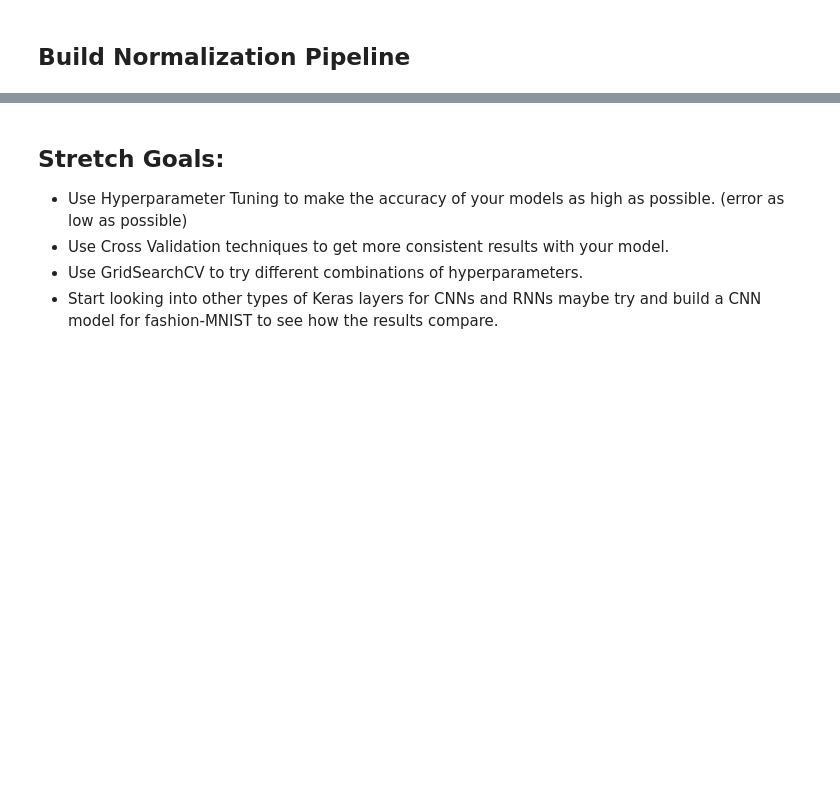
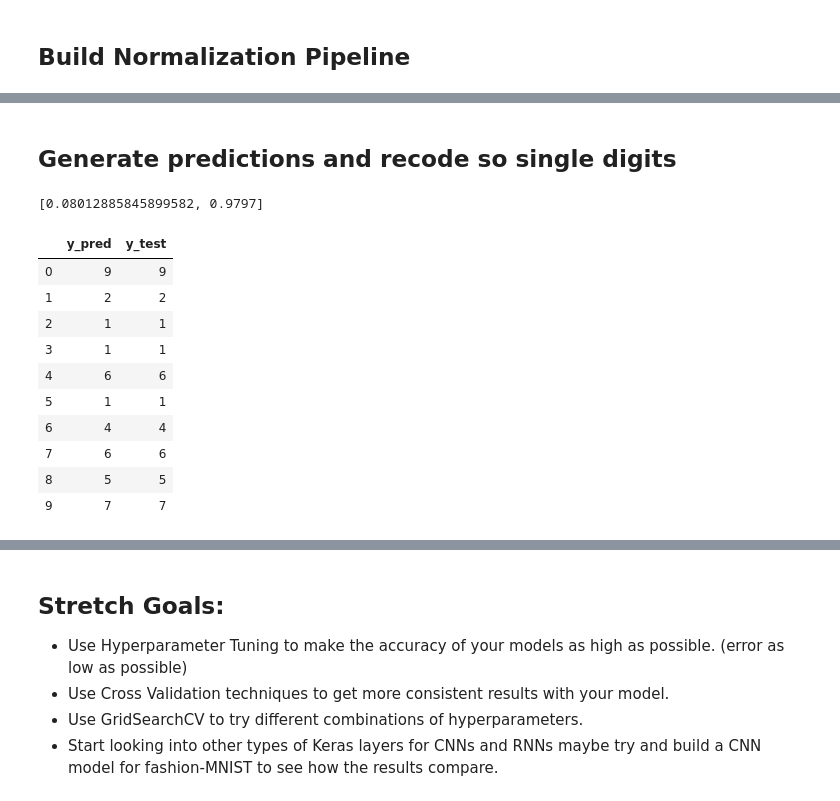
Before and after one commit to newnativeabq/DS-Unit-4-Sprint-2-Neural-Networks, a Jupyter notebook: module3-Intro-to-Keras/LS_DS_423_Keras_Assignment.ipynb, the cells around one changed output, grey strips where cells are left out. Cells and saved outputs as stored; diff of their text form; code cells hidden in the pictures; blank space fills up the shorter version.

```diff
--- a/module3-Intro-to-Keras/LS_DS_423_Keras_Assignment.ipynb
+++ b/module3-Intro-to-Keras/LS_DS_423_Keras_Assignment.ipynb
@@ -197,0 +271,2 @@ mnist_pipe = Pipeline([
+# %%
+nn.fit(X_train, y_train, epochs=50, verbose=2)
@@ -197,0 +292,34 @@ mnist_pipe = Pipeline([
+# %% [markdown]
+## Generate predictions and recode so single digits
+# %%
+# Check score on test set
+nn.evaluate(X_test, y_test, verbose=0)
+# %% [output]
+[0.08012885845899582, 0.9797]
+# %%
+## Generate predictions
+predictions = nn.predict(X_test)
+# %%
+# Manipulate to single digit based on column, returning 0 if none of the probabilities ar near 1
+df = pd.DataFrame(predictions)
+df.columns = range(1,10)
+# %%
+# Transform probabilities into int_max
+df = pd.DataFrame(df.mul([1,2,3,4,5,6,7,8,9]).max(axis=1).round().astype('int'))
+# %%
+# Label and append y_test
+df.columns = ['y_pred']
+df['y_test'] = y_test_original
+df.head(10)
+# %% [output]
+|  | y_pred | y_test |
+| 0 | 9 | 9 |
+| 1 | 2 | 2 |
+| 2 | 1 | 1 |
+| 3 | 1 | 1 |
+| 4 | 6 | 6 |
+| 5 | 1 | 1 |
+| 6 | 4 | 4 |
+| 7 | 6 | 6 |
+| 8 | 5 | 5 |
+| 9 | 7 | 7 |
```
Also changed, not shown: parts of 31 cells of this notebook.
